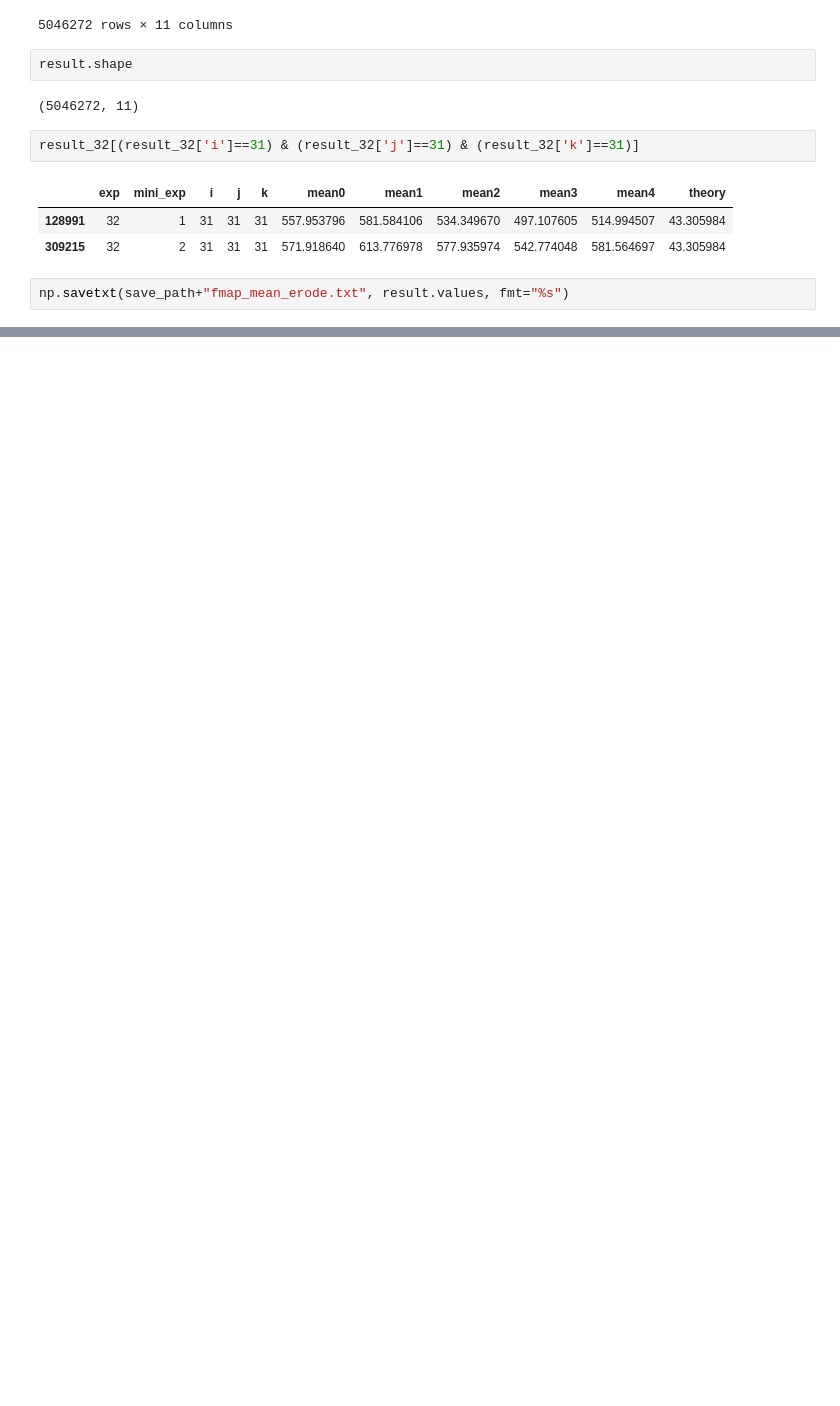
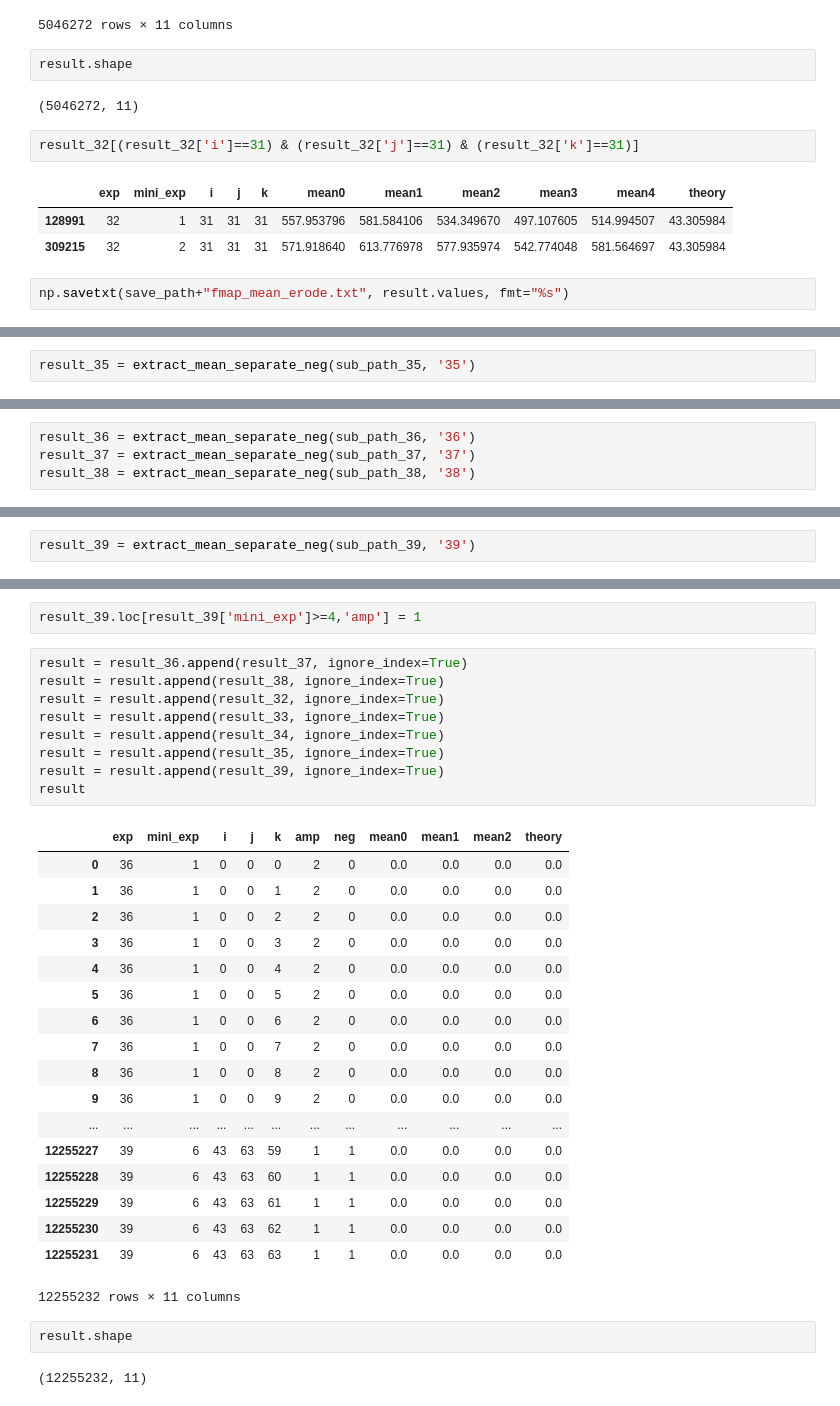
Before and after one commit to chikakoto/tdcs_thesis, a Jupyter notebook: notebooks/0.4_extract_erode_data.ipynb, the cells around one changed output, grey strips where cells are left out. Saved outputs shown, nothing was run; the diff lists cells and outputs as text; blank space fills up the shorter version.

Commit message:
Separate negative case. Sphere result based on Cylindar and Both model case. Optimizing Cylyndar for separate negative case.

```diff
--- a/notebooks/0.4_extract_erode_data.ipynb
+++ b/notebooks/0.4_extract_erode_data.ipynb
@@ -383,0 +654,2 @@ np.savetxt(save_path+"fmap_mean_erode.txt", result.values, fmt="%s")
+# %%
+result_35 = extract_mean_separate_neg(sub_path_35, '35')
@@ -383,0 +678,4 @@ np.savetxt(save_path+"fmap_mean_erode.txt", result.values, fmt="%s")
+# %%
+result_36 = extract_mean_separate_neg(sub_path_36, '36')
+result_37 = extract_mean_separate_neg(sub_path_37, '37')
+result_38 = extract_mean_separate_neg(sub_path_38, '38')
@@ -383,0 +722,2 @@ np.savetxt(save_path+"fmap_mean_erode.txt", result.values, fmt="%s")
+# %%
+result_39 = extract_mean_separate_neg(sub_path_39, '39')
@@ -383,0 +760,34 @@ np.savetxt(save_path+"fmap_mean_erode.txt", result.values, fmt="%s")
+# %%
+result_39.loc[result_39['mini_exp']>=4,'amp'] = 1
+# %%
+result = result_36.append(result_37, ignore_index=True)
+result = result.append(result_38, ignore_index=True)
+result = result.append(result_32, ignore_index=True)
+result = result.append(result_33, ignore_index=True)
+result = result.append(result_34, ignore_index=True)
+result = result.append(result_35, ignore_index=True)
+result = result.append(result_39, ignore_index=True)
+result
+# %% [output]
+|  | exp | mini_exp | i | j | k | amp | neg | mean0 | mean1 | mean2 | theory |
+| 0 | 36 | 1 | 0 | 0 | 0 | 2 | 0 | 0.0 | 0.0 | 0.0 | 0.0 |
+| 1 | 36 | 1 | 0 | 0 | 1 | 2 | 0 | 0.0 | 0.0 | 0.0 | 0.0 |
+| 2 | 36 | 1 | 0 | 0 | 2 | 2 | 0 | 0.0 | 0.0 | 0.0 | 0.0 |
+| 3 | 36 | 1 | 0 | 0 | 3 | 2 | 0 | 0.0 | 0.0 | 0.0 | 0.0 |
+| 4 | 36 | 1 | 0 | 0 | 4 | 2 | 0 | 0.0 | 0.0 | 0.0 | 0.0 |
+| 5 | 36 | 1 | 0 | 0 | 5 | 2 | 0 | 0.0 | 0.0 | 0.0 | 0.0 |
+| 6 | 36 | 1 | 0 | 0 | 6 | 2 | 0 | 0.0 | 0.0 | 0.0 | 0.0 |
+| 7 | 36 | 1 | 0 | 0 | 7 | 2 | 0 | 0.0 | 0.0 | 0.0 | 0.0 |
+| 8 | 36 | 1 | 0 | 0 | 8 | 2 | 0 | 0.0 | 0.0 | 0.0 | 0.0 |
+| 9 | 36 | 1 | 0 | 0 | 9 | 2 | 0 | 0.0 | 0.0 | 0.0 | 0.0 |
+| ... | ... | ... | ... | ... | ... | ... | ... | ... | ... | ... | ... |
+| 12255227 | 39 | 6 | 43 | 63 | 59 | 1 | 1 | 0.0 | 0.0 | 0.0 | 0.0 |
+| 12255228 | 39 | 6 | 43 | 63 | 60 | 1 | 1 | 0.0 | 0.0 | 0.0 | 0.0 |
+| 12255229 | 39 | 6 | 43 | 63 | 61 | 1 | 1 | 0.0 | 0.0 | 0.0 | 0.0 |
+| 12255230 | 39 | 6 | 43 | 63 | 62 | 1 | 1 | 0.0 | 0.0 | 0.0 | 0.0 |
+| 12255231 | 39 | 6 | 43 | 63 | 63 | 1 | 1 | 0.0 | 0.0 | 0.0 | 0.0 |
+12255232 rows × 11 columns
+# %%
+result.shape
+# %% [output]
+(12255232, 11)
```
Also changed, not shown: parts of 26 cells of this notebook, 14 other files.
